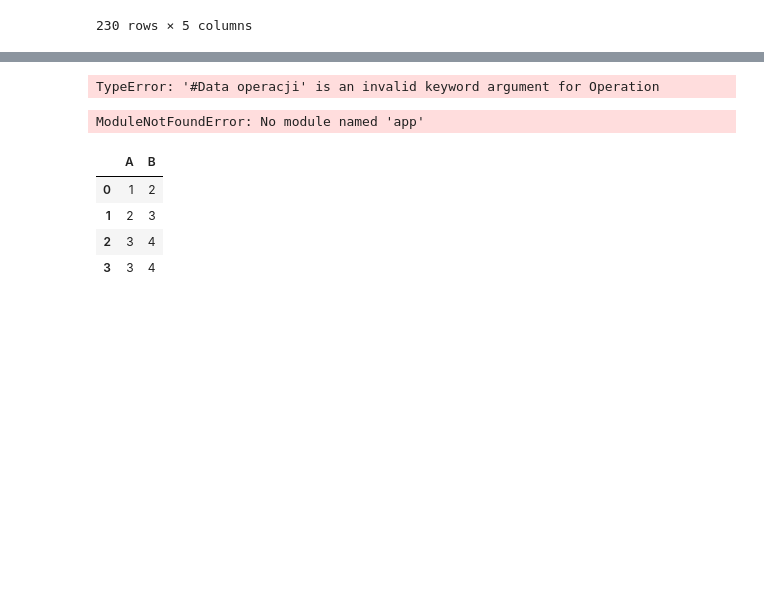
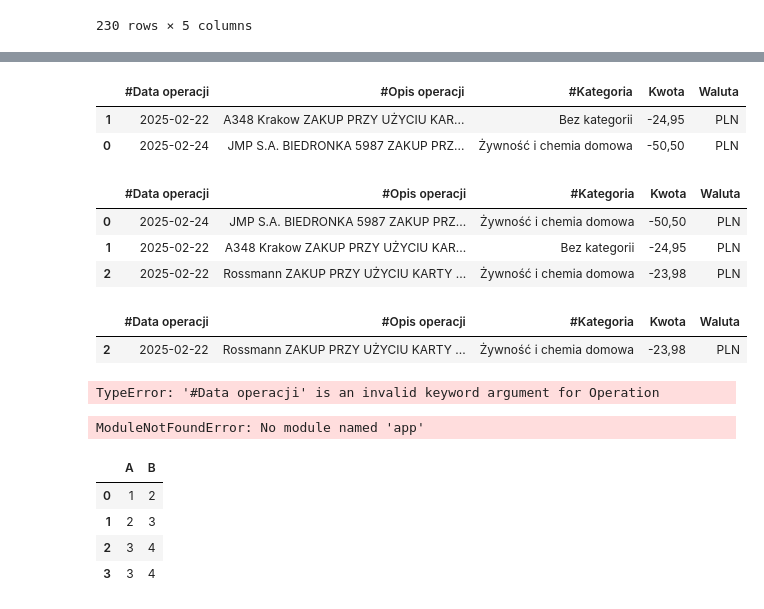
Before and after one commit to twardy7991/Finance_management_app, a Jupyter notebook: analysis/test.ipynb, the cells around one changed output, grey strips where cells are left out. Saved outputs shown, nothing was run; the diff lists cells and outputs as text; code cells hidden in the pictures; blank space fills up the shorter version.

```diff
--- a/analysis/test.ipynb
+++ b/analysis/test.ipynb
@@ -236,0 +283,13 @@ operation
+# %%
+saved_operations
+# %% [output]
+|  | #Data operacji | #Opis operacji | #Kategoria | Kwota | Waluta |
+| 1 | 2025-02-22 | A348 Krakow ZAKUP PRZY UŻYCIU KAR... | Bez kategorii | -24,95 | PLN |
+| 0 | 2025-02-24 | JMP S.A. BIEDRONKA 5987 ZAKUP PRZ... | Żywność i chemia domowa | -50,50 | PLN |
+# %%
+new_operations
+# %% [output]
+|  | #Data operacji | #Opis operacji | #Kategoria | Kwota | Waluta |
+| 0 | 2025-02-24 | JMP S.A. BIEDRONKA 5987 ZAKUP PRZ... | Żywność i chemia domowa | -50,50 | PLN |
+| 1 | 2025-02-22 | A348 Krakow ZAKUP PRZY UŻYCIU KAR... | Bez kategorii | -24,95 | PLN |
+| 2 | 2025-02-22 | Rossmann ZAKUP PRZY UŻYCIU KARTY ... | Żywność i chemia domowa | -23,98 | PLN |
@@ -237,3 +300,8 @@ operation
+# %%
+operations_to_add
+# %% [output]
+|  | #Data operacji | #Opis operacji | #Kategoria | Kwota | Waluta |
+| 2 | 2025-02-22 | Rossmann ZAKUP PRZY UŻYCIU KARTY ... | Żywność i chemia domowa | -23,98 | PLN |
 # %%
  # zakładam, że operations to DataFrame wcześniej załadowany
 
```
Also changed, not shown: parts of 18 cells of this notebook, 31 other files.
